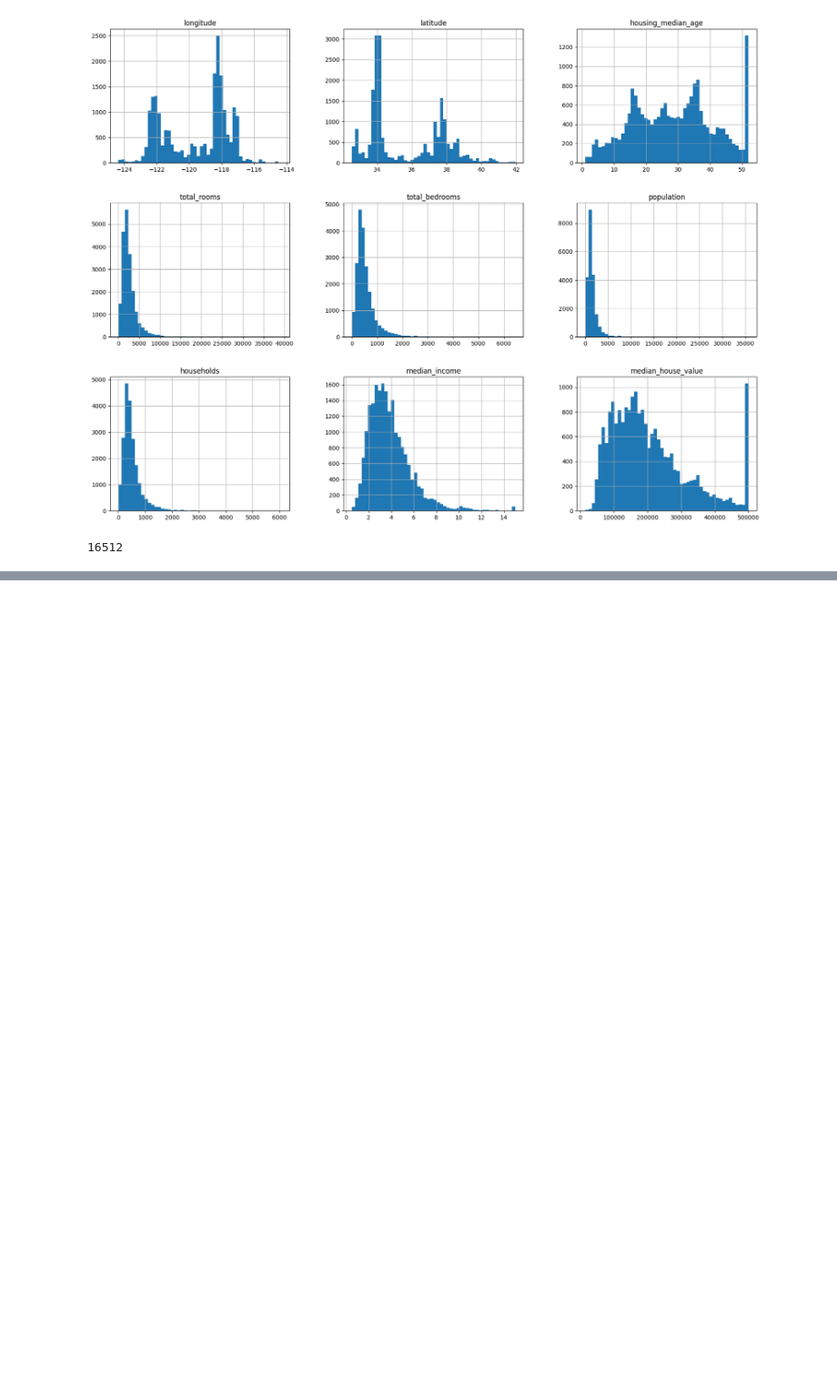
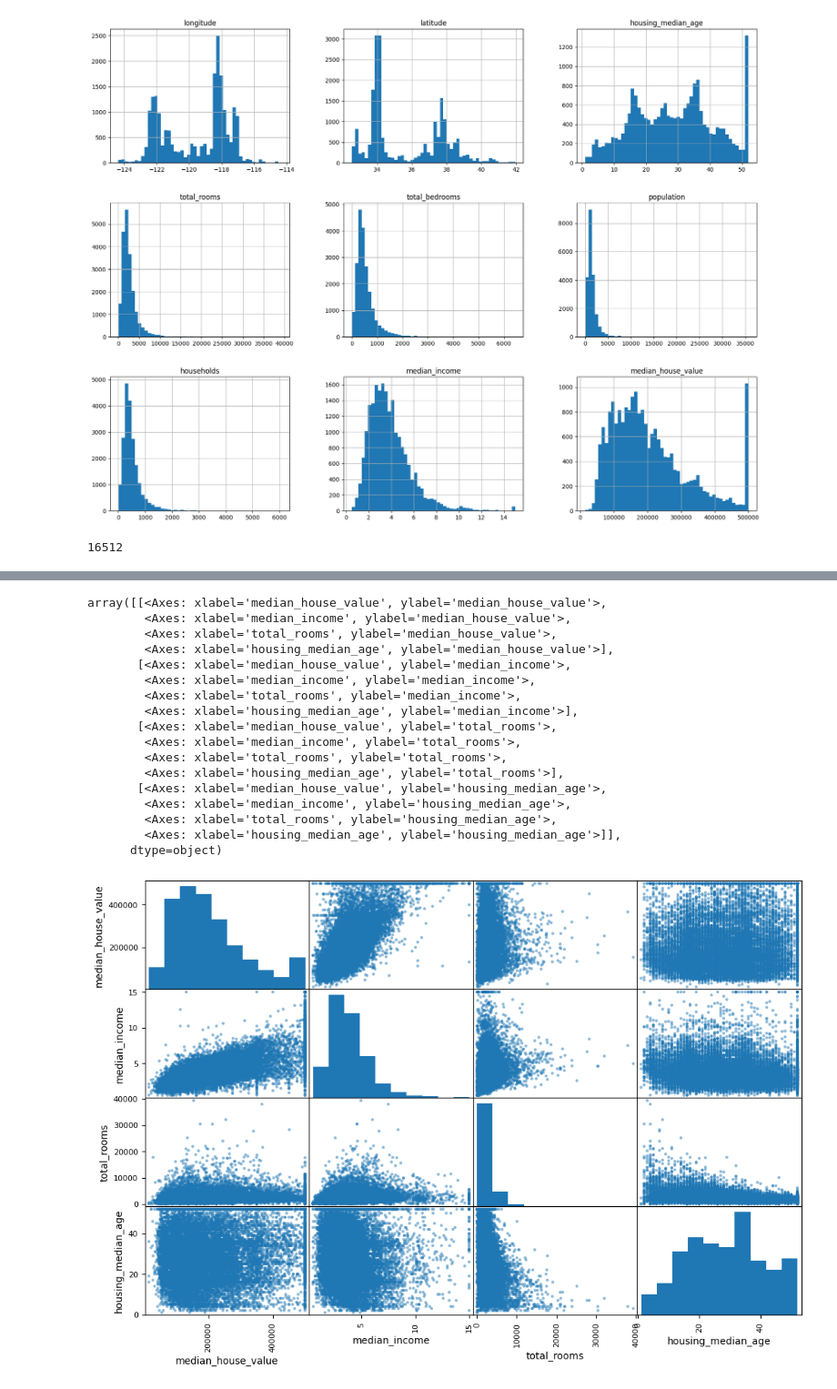
Before and after one commit to JangMinJung/Hands_On_Practice, a Jupyter notebook: ch2_practice.ipynb, the cells around one changed output, grey strips where cells are left out. Shown at 91% size. Saved outputs shown, nothing was run; the diff lists cells and outputs as text; code cells hidden in the pictures; blank space fills up the shorter version.

```diff
--- a/ch2_practice.ipynb
+++ b/ch2_practice.ipynb
@@ -123,0 +134,9 @@ train_set, test_set = split_train_test_by_id(housing_with_id, 0.2, "index")
+# %%
+from sklearn.model_selection import StratifiedShuffleSplit
+
+split = StratifiedShuffleSplit(n_splits = 1, test_size = 0.2, random_state = 42)
+for train_index, test_index in split.split(housing, housing["income_cat"]):
+    strat_train_set = housing.loc[train_index]
+    strat_test_set = housing.loc[test_index]
+
+strat_test_set["income_cat"].value_counts()/len(strat_test_set)
@@ -123,0 +156,2 @@ train_set, test_set = split_train_test_by_id(housing_with_id, 0.2, "index")
+# %%
+housing = strat_train_set.copy()
@@ -123,0 +176,26 @@ train_set, test_set = split_train_test_by_id(housing_with_id, 0.2, "index")
+# %%
+# 중간 주택 가겨과 상관관계가 높아보이는 특성 몇 개 살펴보기
+
+from pandas.plotting import scatter_matrix
+
+attributes = ["median_house_value", "median_income", "total_rooms", "housing_median_age"]
+scatter_matrix(housing[attributes], figsize =(12,8))
+# %% [output]
+array([[<Axes: xlabel='median_house_value', ylabel='median_house_value'>,
+        <Axes: xlabel='median_income', ylabel='median_house_value'>,
+        <Axes: xlabel='total_rooms', ylabel='median_house_value'>,
+        <Axes: xlabel='housing_median_age', ylabel='median_house_value'>],
+       [<Axes: xlabel='median_house_value', ylabel='median_income'>,
+        <Axes: xlabel='median_income', ylabel='median_income'>,
+        <Axes: xlabel='total_rooms', ylabel='median_income'>,
+        <Axes: xlabel='housing_median_age', ylabel='median_income'>],
+       [<Axes: xlabel='median_house_value', ylabel='total_rooms'>,
+        <Axes: xlabel='median_income', ylabel='total_rooms'>,
+        <Axes: xlabel='total_rooms', ylabel='total_rooms'>,
+        <Axes: xlabel='housing_median_age', ylabel='total_rooms'>],
+       [<Axes: xlabel='median_house_value', ylabel='housing_median_age'>,
+        <Axes: xlabel='median_income', ylabel='housing_median_age'>,
+        <Axes: xlabel='total_rooms', ylabel='housing_median_age'>,
+        <Axes: xlabel='housing_median_age', ylabel='housing_median_age'>]],
+      dtype=object)
+[figure, added]
```
Also changed, not shown: parts of 30 cells of this notebook.
